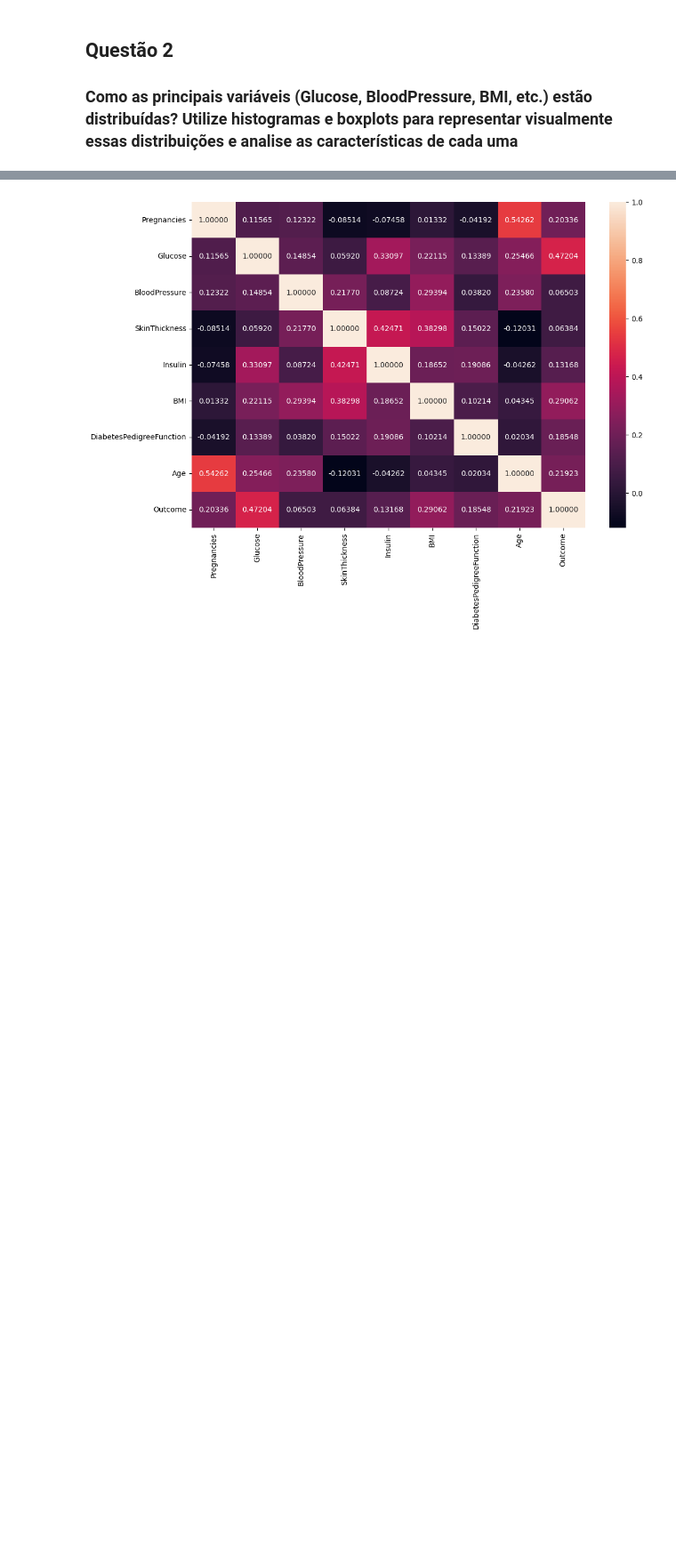
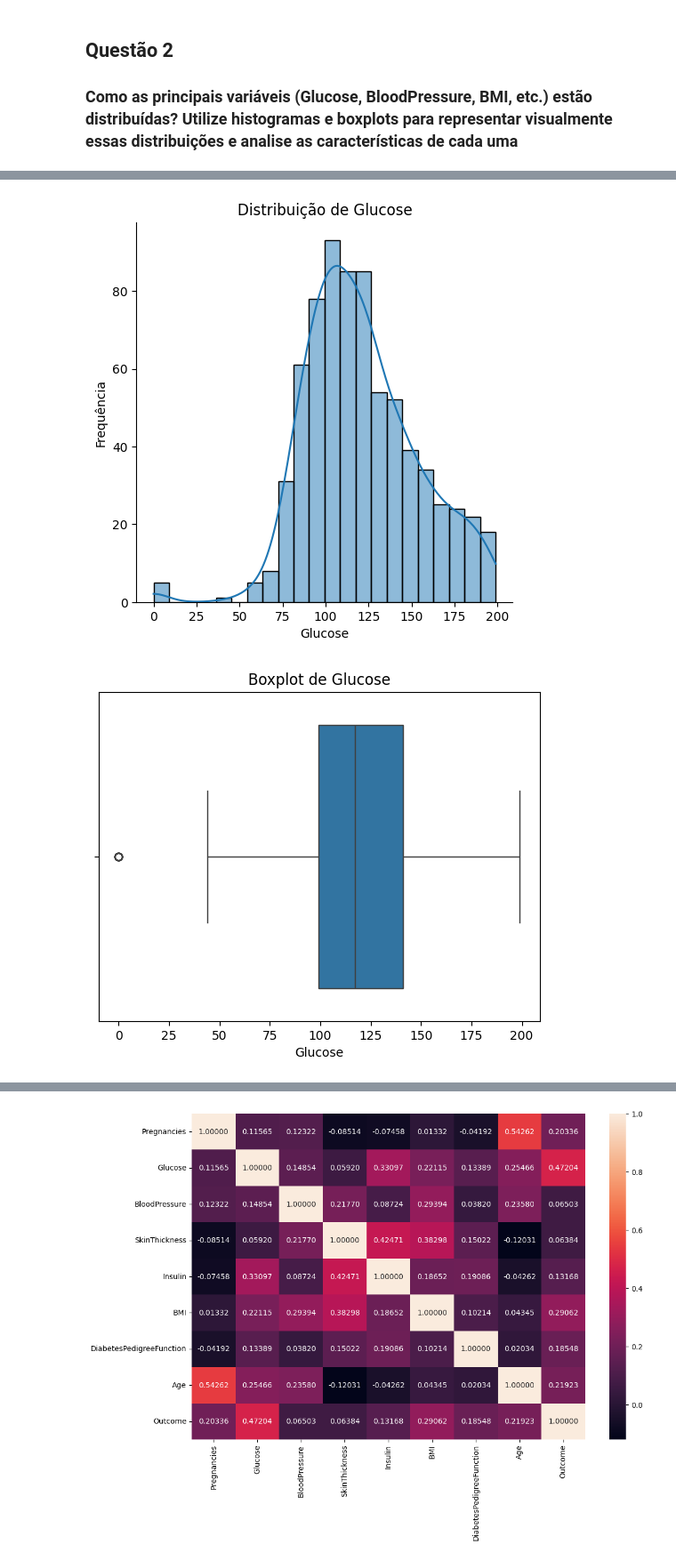
Before and after one commit to lucasdbr05/cis_ieee, a Jupyter notebook: main.ipynb, the cells around one changed output, grey strips where cells are left out. Shown at 89% size. Saved outputs shown, nothing was run; the diff lists cells and outputs as text; code cells hidden in the pictures; blank space fills up the shorter version.

```diff
--- a/main.ipynb
+++ b/main.ipynb
@@ -100,0 +85,5 @@ sns.displot(df_diabetes, x = "Outcome")
+# %%
+analise_variable("Glucose")
+# %% [output]
+[figure, added]
+[figure, added]
```
Also changed, not shown: parts of 38 cells of this notebook.
